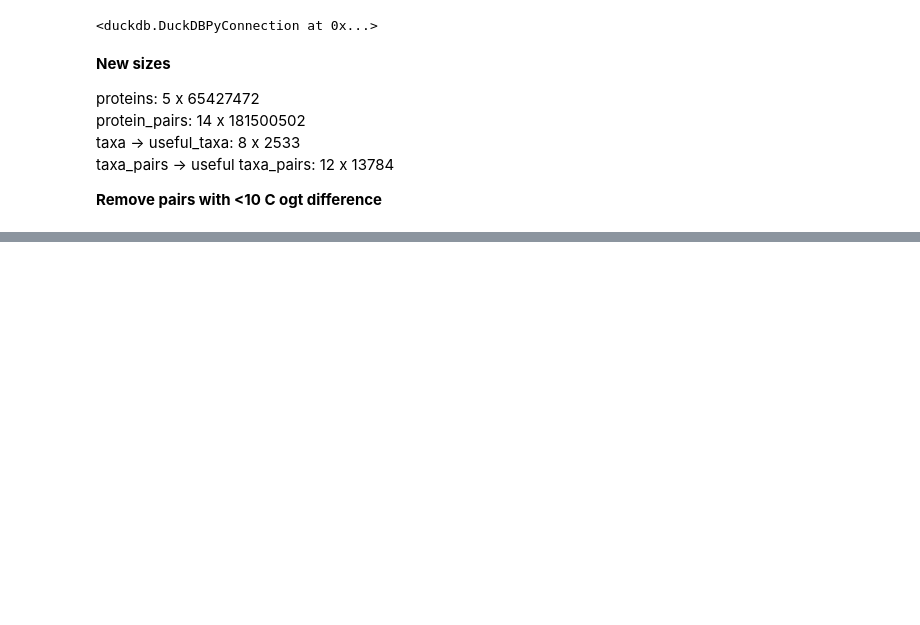
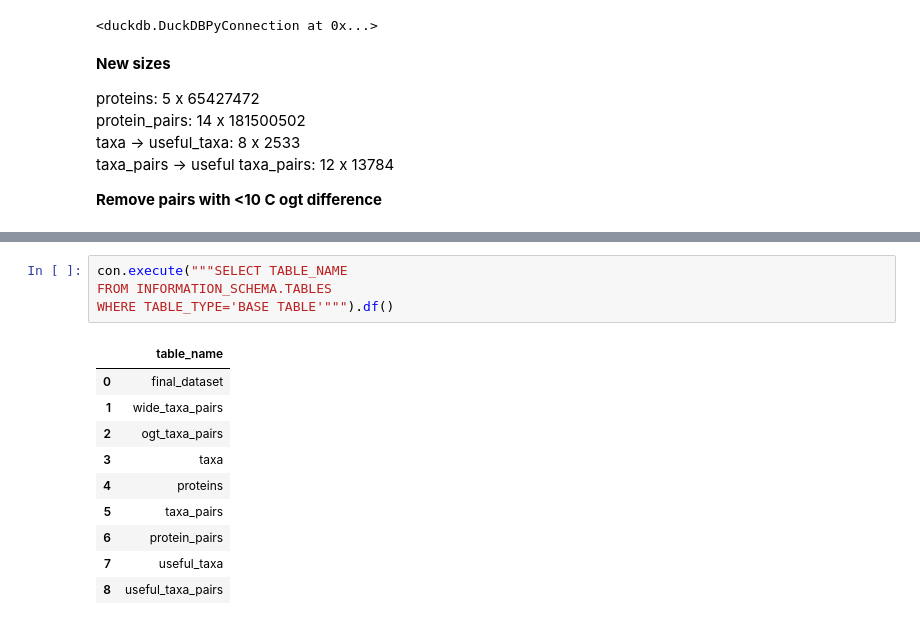
Before and after one commit to learn2therm/ValidProt, a Jupyter notebook: notebooks/database_pruning.ipynb, the cells around one changed output, grey strips where cells are left out. Cells and saved outputs as stored; diff of their text form; blank space fills up the shorter version.

```diff
--- a/notebooks/database_pruning.ipynb
+++ b/notebooks/database_pruning.ipynb
@@ -132,0 +182,15 @@ Need to make a new notebook to demonstrate this finding as it is likely very imp
+# %%
+con.execute("""SELECT TABLE_NAME
+FROM INFORMATION_SCHEMA.TABLES
+WHERE TABLE_TYPE='BASE TABLE'""").df()
+# %% [output]
+|  | table_name |
+| 0 | final_dataset |
+| 1 | wide_taxa_pairs |
+| 2 | ogt_taxa_pairs |
+| 3 | taxa |
+| 4 | proteins |
+| 5 | taxa_pairs |
+| 6 | protein_pairs |
+| 7 | useful_taxa |
+| 8 | useful_taxa_pairs |
```
Also changed, not shown: parts of 31 cells of this notebook, 8 other files.
